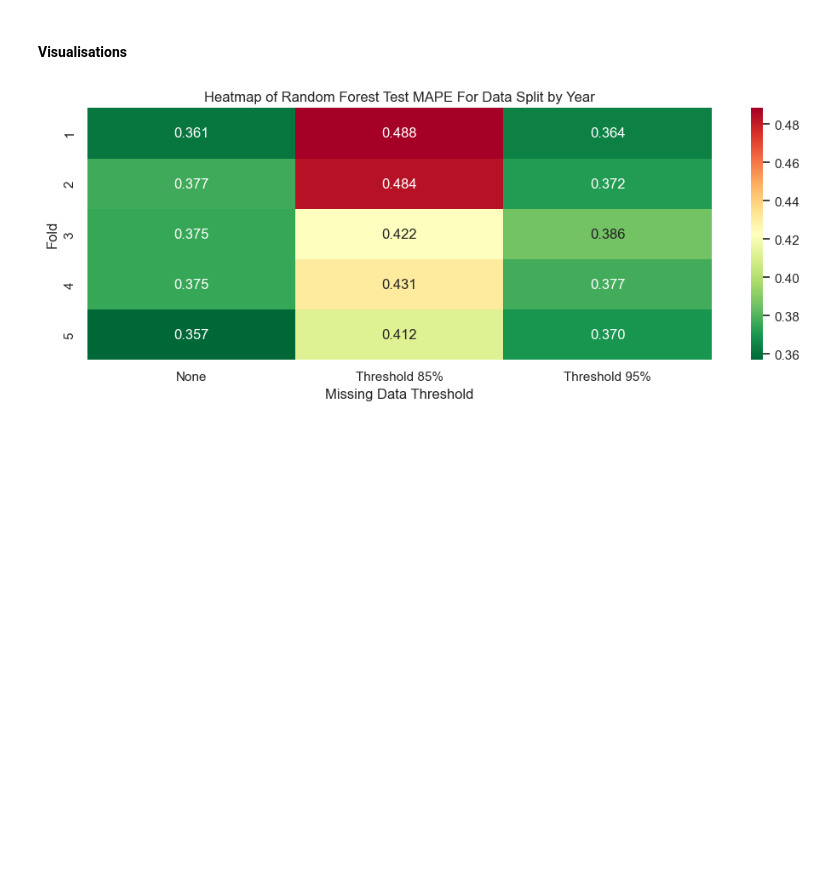
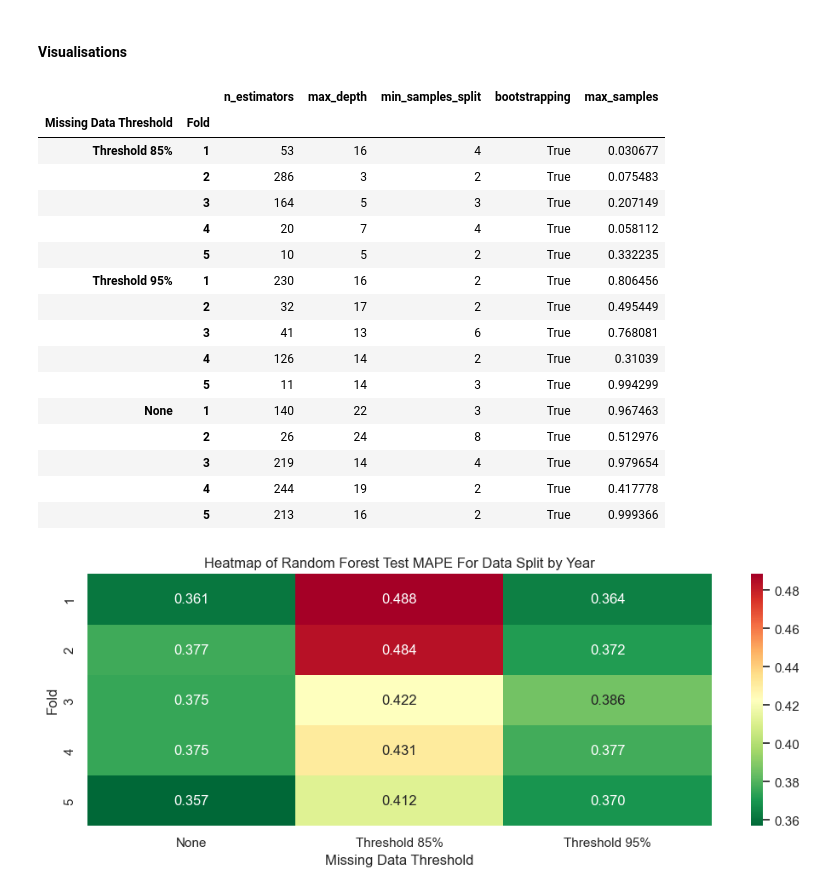
Before and after one commit to R0sle/health_economics_honours, a Jupyter notebook: code/byyear_models/year_model_comp.ipynb, the cells around one changed output. Saved outputs shown, nothing was run; the diff lists cells and outputs as text; code cells hidden in the pictures; blank space fills up the shorter version.

```diff
--- a/code/byyear_models/year_model_comp.ipynb
+++ b/code/byyear_models/year_model_comp.ipynb
@@ -425,6 +425,26 @@ for fold, fold_num in enumerate(['1', '2', '3', '4', '5']):
         test_stats.loc[(thresh_name, fold_num), ('Random Forest', 'MAPE')] = mape[0]
 # %% [markdown]
 #### Visualisations
+# %%
+rf_params
+# %% [output]
+|  |  | n_estimators | max_depth | min_samples_split | bootstrapping | max_samples |
+| Missing Data Threshold | Fold |  |  |  |  |  |
+| Threshold 85% | 1 | 53 | 16 | 4 | True | 0.030677 |
+|  | 2 | 286 | 3 | 2 | True | 0.075483 |
+|  | 3 | 164 | 5 | 3 | True | 0.207149 |
+|  | 4 | 20 | 7 | 4 | True | 0.058112 |
+|  | 5 | 10 | 5 | 2 | True | 0.332235 |
+| Threshold 95% | 1 | 230 | 16 | 2 | True | 0.806456 |
+|  | 2 | 32 | 17 | 2 | True | 0.495449 |
+|  | 3 | 41 | 13 | 6 | True | 0.768081 |
+|  | 4 | 126 | 14 | 2 | True | 0.31039 |
+|  | 5 | 11 | 14 | 3 | True | 0.994299 |
+| None | 1 | 140 | 22 | 3 | True | 0.967463 |
+|  | 2 | 26 | 24 | 8 | True | 0.512976 |
+|  | 3 | 219 | 14 | 4 | True | 0.979654 |
+|  | 4 | 244 | 19 | 2 | True | 0.417778 |
+|  | 5 | 213 | 16 | 2 | True | 0.999366 |
 # %%
 import seaborn as sns
 
```
Also changed, not shown: parts of 1 cell of this notebook, 2 other files.
